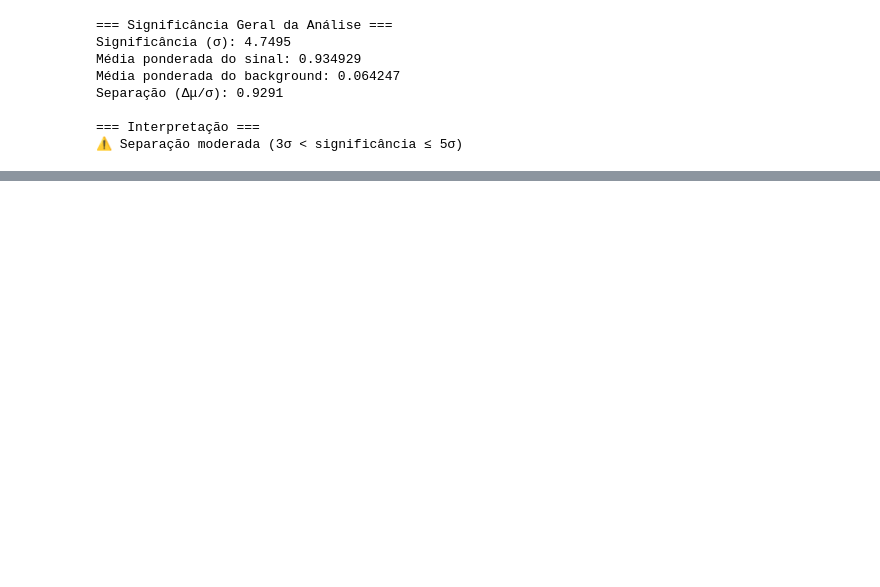
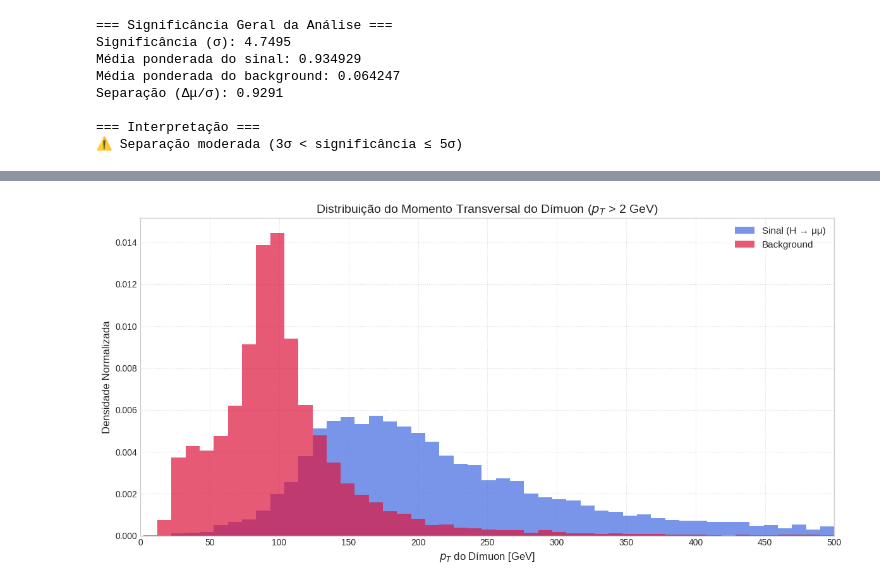
Before and after one commit to LeviPhelipe/Analise-2b2mu-2h, a Jupyter notebook: XGB_v2.ipynb, the cells around one changed output, grey strips where cells are left out. Saved outputs shown, nothing was run; the diff lists cells and outputs as text; code cells hidden in the pictures; blank space fills up the shorter version.

```diff
--- a/XGB_v2.ipynb
+++ b/XGB_v2.ipynb
@@ -965,0 +1103,40 @@ plt.show()
+# %%
+import matplotlib.pyplot as plt
+import numpy as np
+
+plt.style.use('seaborn-v0_8-whitegrid')
+
+# Corte e seleção de dados
+signal_pt = signal_df[signal_df['di_muon_pt'] > 2]['di_muon_pt']
+bkg_pt = np.concatenate([
+    background1_df[background1_df['di_muon_pt'] > 2]['di_muon_pt'],
+    background2_df[background2_df['di_muon_pt'] > 2]['di_muon_pt']
+])
+
+# Pesos correspondentes
+signal_weights = signal_df[signal_df['di_muon_pt'] > 2]['weight']
+bkg_weights = np.concatenate([
+    background1_df[background1_df['di_muon_pt'] > 2]['weight'],
+    background2_df[background2_df['di_muon_pt'] > 2]['weight']
+])
+
+# Plot
+plt.figure(figsize=(12, 6))
+bins = np.linspace(2, 500, 50)
+
+plt.hist(signal_pt, bins=bins, weights=signal_weights,
+         alpha=0.7, label='Sinal (H → μμ)', color='royalblue', density=True)
+plt.hist(bkg_pt, bins=bins, weights=bkg_weights,
+         alpha=0.7, label='Background', color='crimson', density=True)
+
+plt.xlabel('$p_T$ do Dímuon [GeV]', fontsize=12)
+plt.ylabel('Densidade Normalizada', fontsize=12)
+plt.title('Distribuição do Momento Transversal do Dímuon ($p_T$ > 2 GeV)', fontsize=14)
+plt.legend(fontsize=11)
+plt.grid(True, linestyle=':', alpha=0.7)
+plt.xticks(np.arange(0, 501, 50))
+plt.xlim(0, 500)
+plt.tight_layout()
+plt.show()
+# %% [output]
+[figure, added]
```
Also changed, not shown: parts of 26 cells of this notebook.
